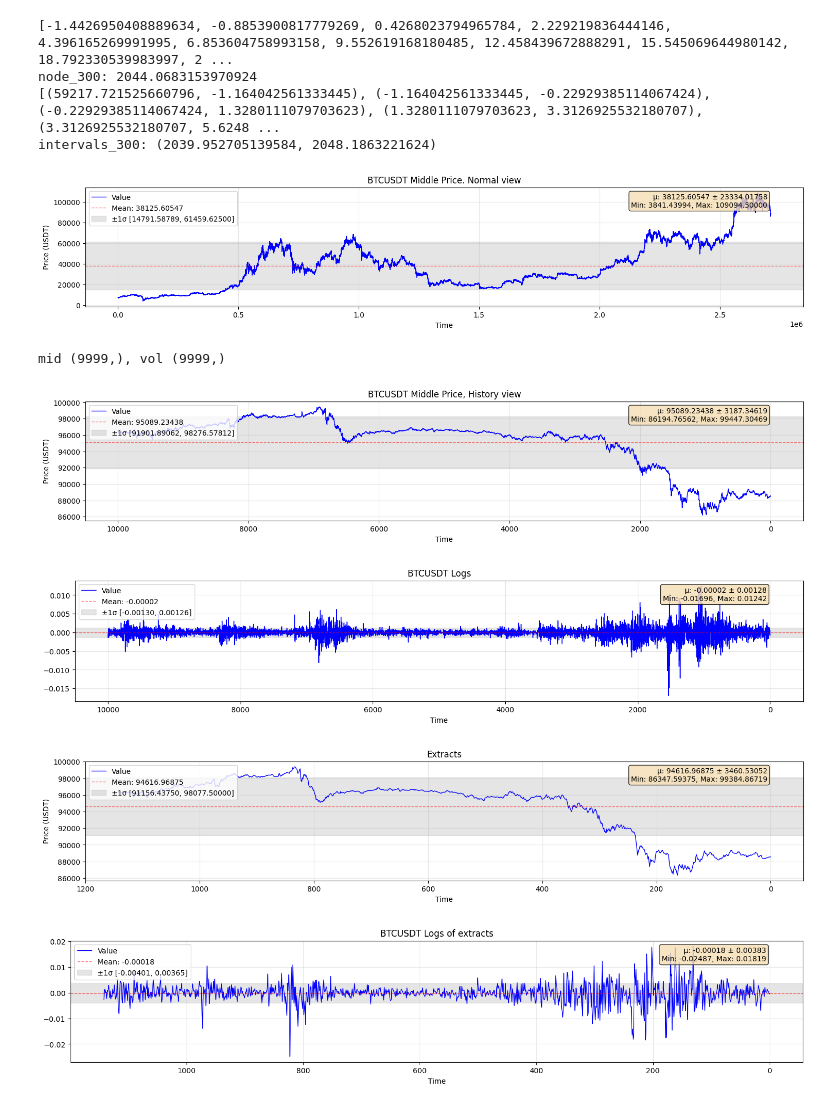
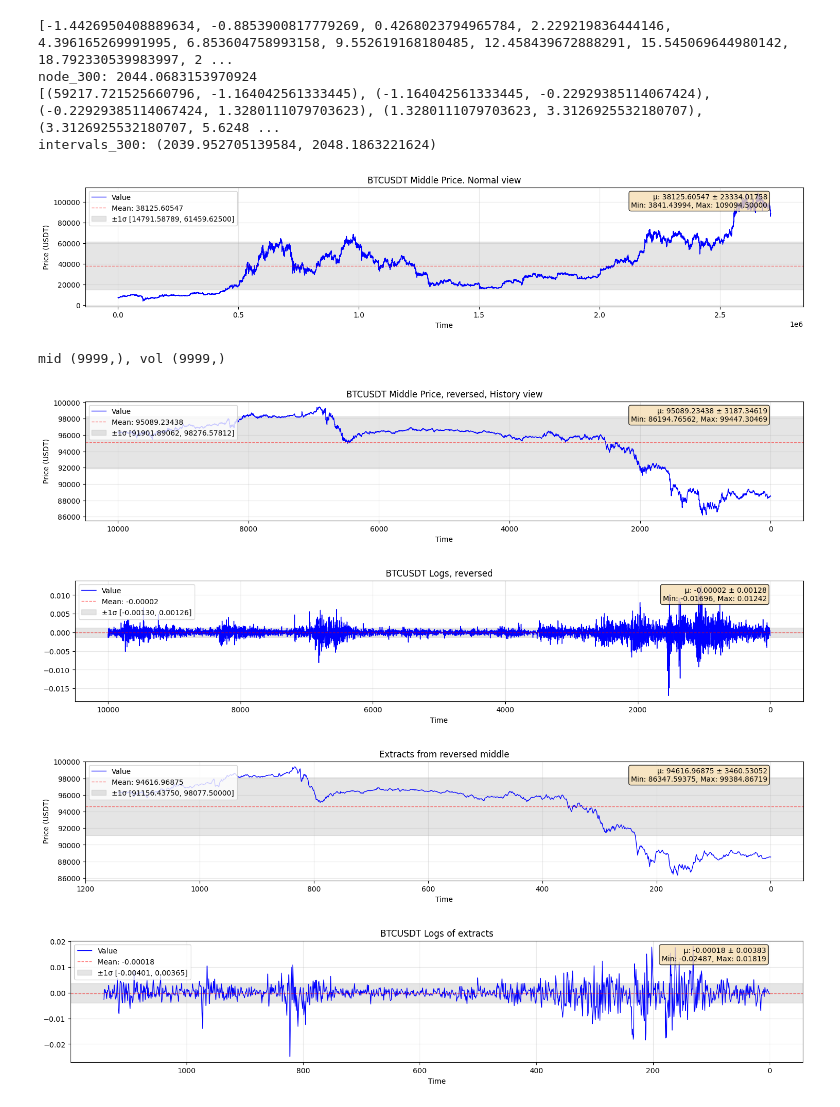
Before and after one commit to MachineLearningMike/Trade2026, a Jupyter notebook: modules/Binance_POC.ipynb, the cells around one changed output. Cells and saved outputs as stored; diff of their text form; code cells hidden in the pictures.

```diff
--- a/modules/Binance_POC.ipynb
+++ b/modules/Binance_POC.ipynb
@@ -292,37 +306,38 @@ def extract(array, intervals, bidir=False): # bidir = False is better.
 # %%
 
 middles = (highs + lows) / 2
 
 plot_array(middles, title="BTCUSDT Middle Price. Normal view", ylabel="Price (USDT)", flip=False)
 
 
 mid = middles[::-1] [:nNodes-1]
 vol = volumes[::-1] [:nNodes-1]
 print(f"mid {mid.shape}, vol {vol.shape}")
 
 # Plot single array
 vlines = [math.floor(c) for c in nodes if c >= 0][:mid.shape[0]]
-plot_array(mid, title="BTCUSDT Middle Price, History view", ylabel="Price (USDT)", flip=True) #, vlines=vlines)
+plot_array(mid, title="BTCUSDT Middle Price, reversed, History view", ylabel="Price (USDT)", flip=True) #, vlines=vlines)
 
 base = 1.5
 
 logs = np.log(mid[:-1]/mid[1:]) / np.log(base)
-plot_array(logs, title="BTCUSDT Logs", ylabel="", flip=True)
+plot_array(logs, title="BTCUSDT Logs, reversed", ylabel="", flip=True)
 
 N = mid.shape[0]
 intervals = [((nodes[i-1]+nodes[i])/2, (nodes[i]+nodes[i+1])/2) for i in range(1, N-1)]
 
 ext = extract(mid, intervals, bidir=False)
-plot_array(ext, title="Extracts", ylabel="Price (USDT)", flip=True)
+# ext, start, end = compress_sequence(mid, intervals, bidir=False)
+plot_array(ext, title="Extracts from reversed middle", ylabel="Price (USDT)", flip=True)
 
 logs = np.log(ext[:-1] / ext[1:]) / np.log(base)
 plot_array(logs, title="BTCUSDT Logs of extracts", ylabel="", flip=True)
 # %% [output]
 [figure]
 mid (9999,), vol (9999,)
-[figure, old version]
+[figure, new version]
-[figure, old version]
+[figure, new version]
-[figure, old version]
+[figure, new version]
 [figure]
 # %%
 def plot_xy(array, title="", pred=5, base=1.5, bidir=False):
```
Also changed, not shown: parts of 6 cells of this notebook, 7 other files.
